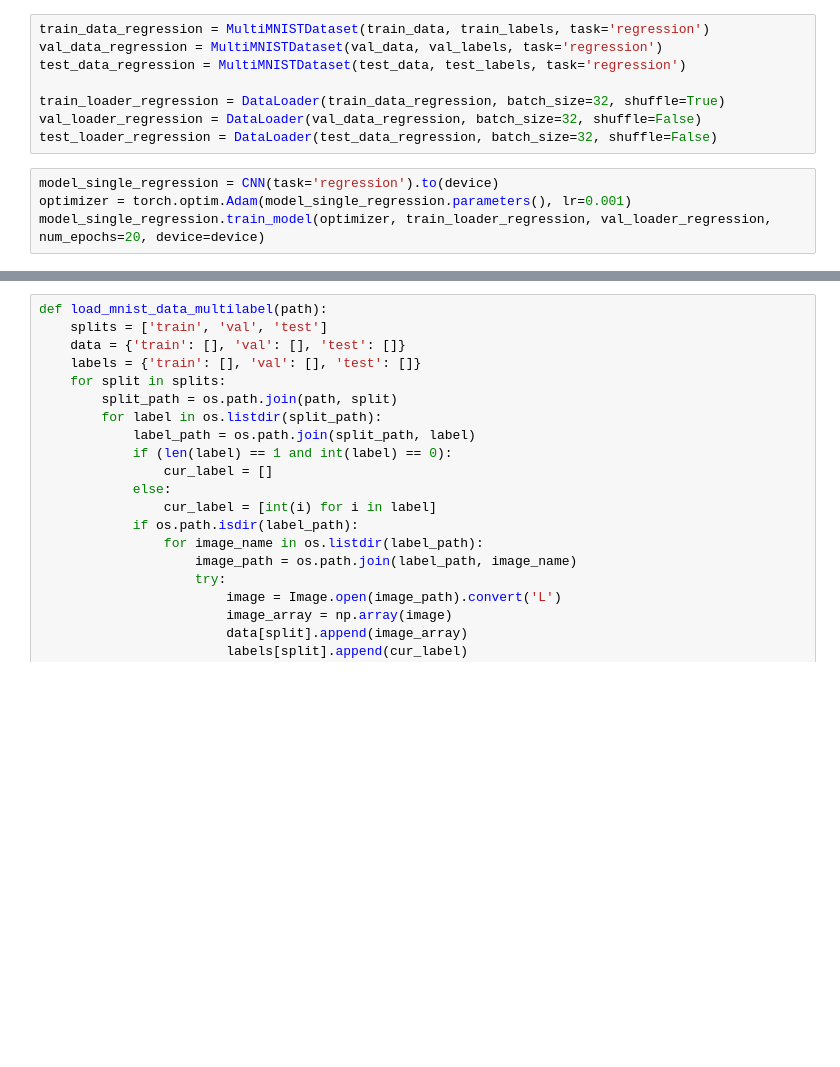
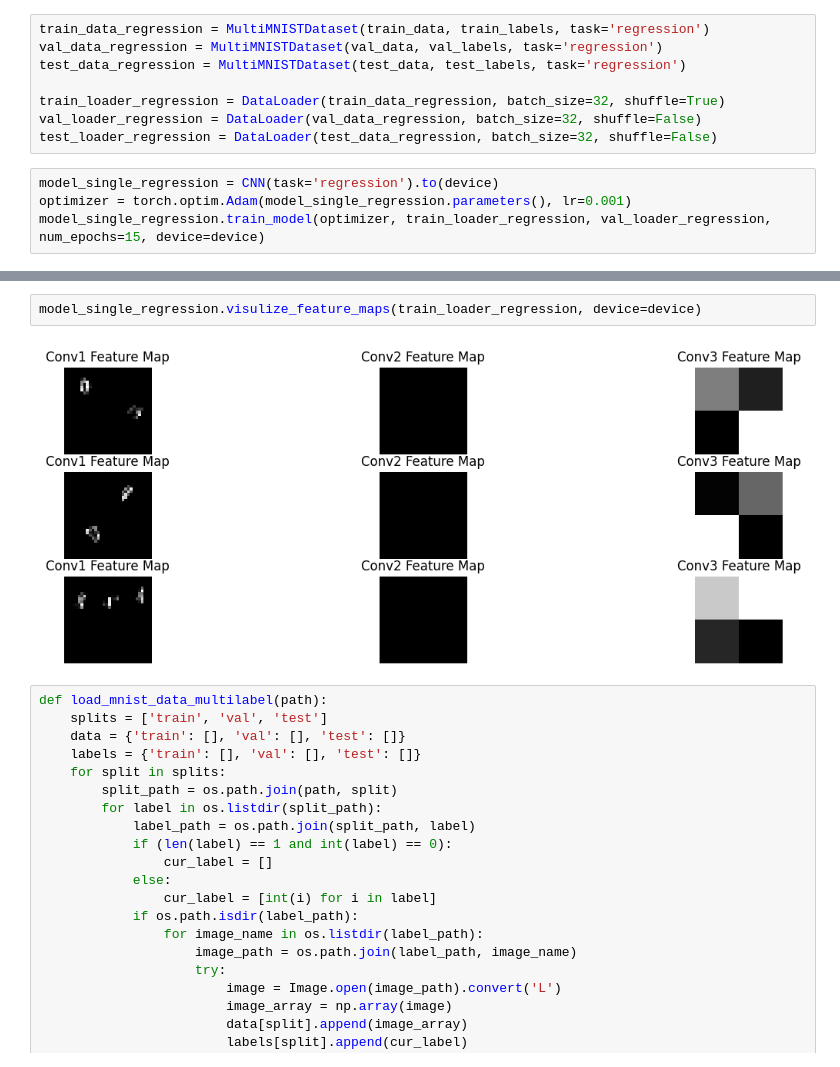
Before and after one commit to himanshuyv/SMAI, a Jupyter notebook: assignments/4/CNN.ipynb, the cells around one changed output, grey strips where cells are left out. Cells and saved outputs as stored; diff of their text form; blank space fills up the shorter version.

```diff
--- a/assignments/4/CNN.ipynb
+++ b/assignments/4/CNN.ipynb
@@ -206,5 +227,5 @@ test_loader_regression = DataLoader(test_data_regression, batch_size=32, shuffle
 # %%
 model_single_regression = CNN(task='regression').to(device)
 optimizer = torch.optim.Adam(model_single_regression.parameters(), lr=0.001)
-model_single_regression.train_model(optimizer, train_loader_regression, val_loader_regression, num_epochs=20, device=device)
+model_single_regression.train_model(optimizer, train_loader_regression, val_loader_regression, num_epochs=15, device=device)
 # %% [output]
@@ -224,3 +245,7 @@ Epoch 12, Validation Accuracy: 100.00%, Validation Loss: 0.007918
+# %%
+model_single_regression.visulize_feature_maps(train_loader_regression, device=device)
+# %% [output]
+[figure, added]
 # %%
 def load_mnist_data_multilabel(path):
     splits = ['train', 'val', 'test']
```
Also changed, not shown: parts of 6 cells of this notebook.
